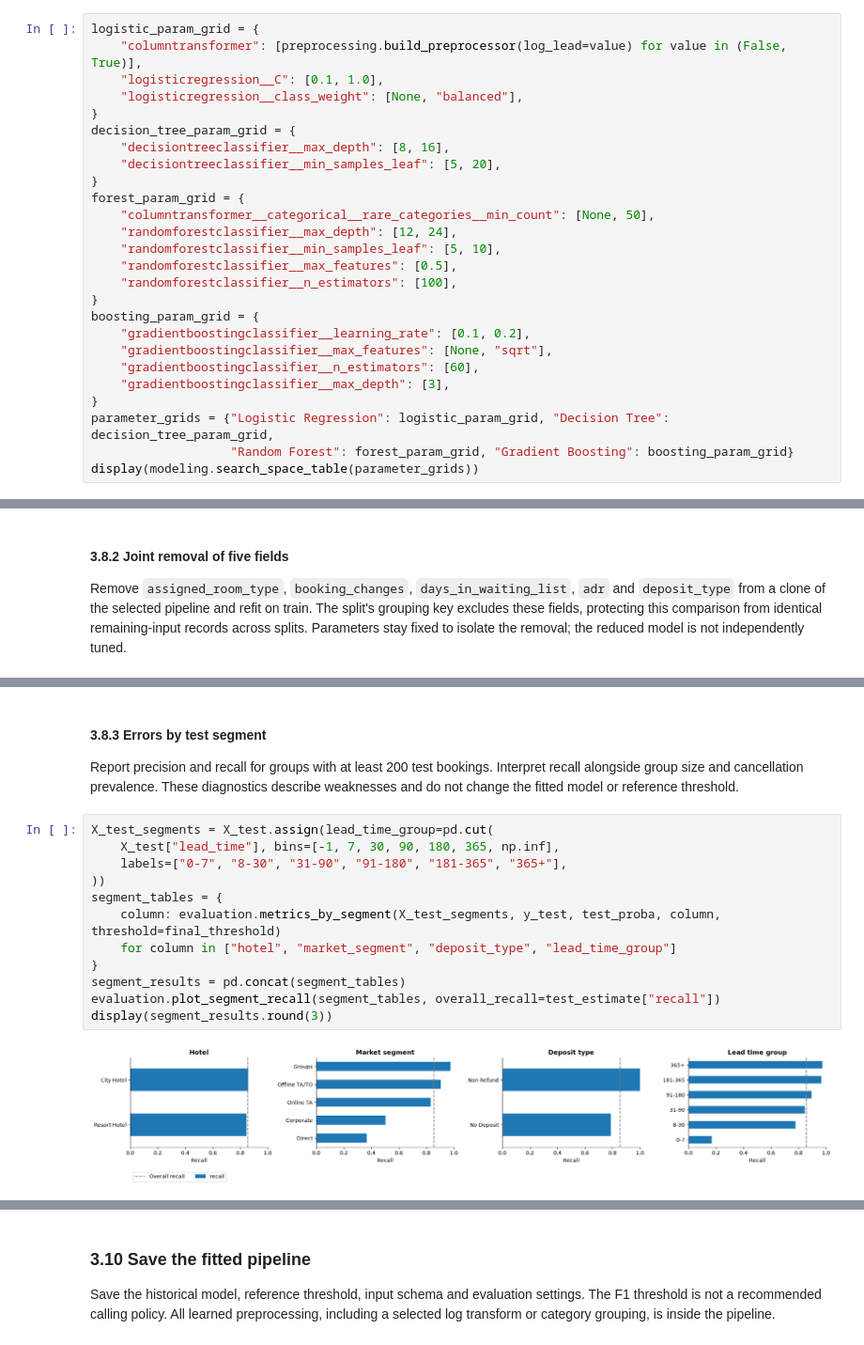
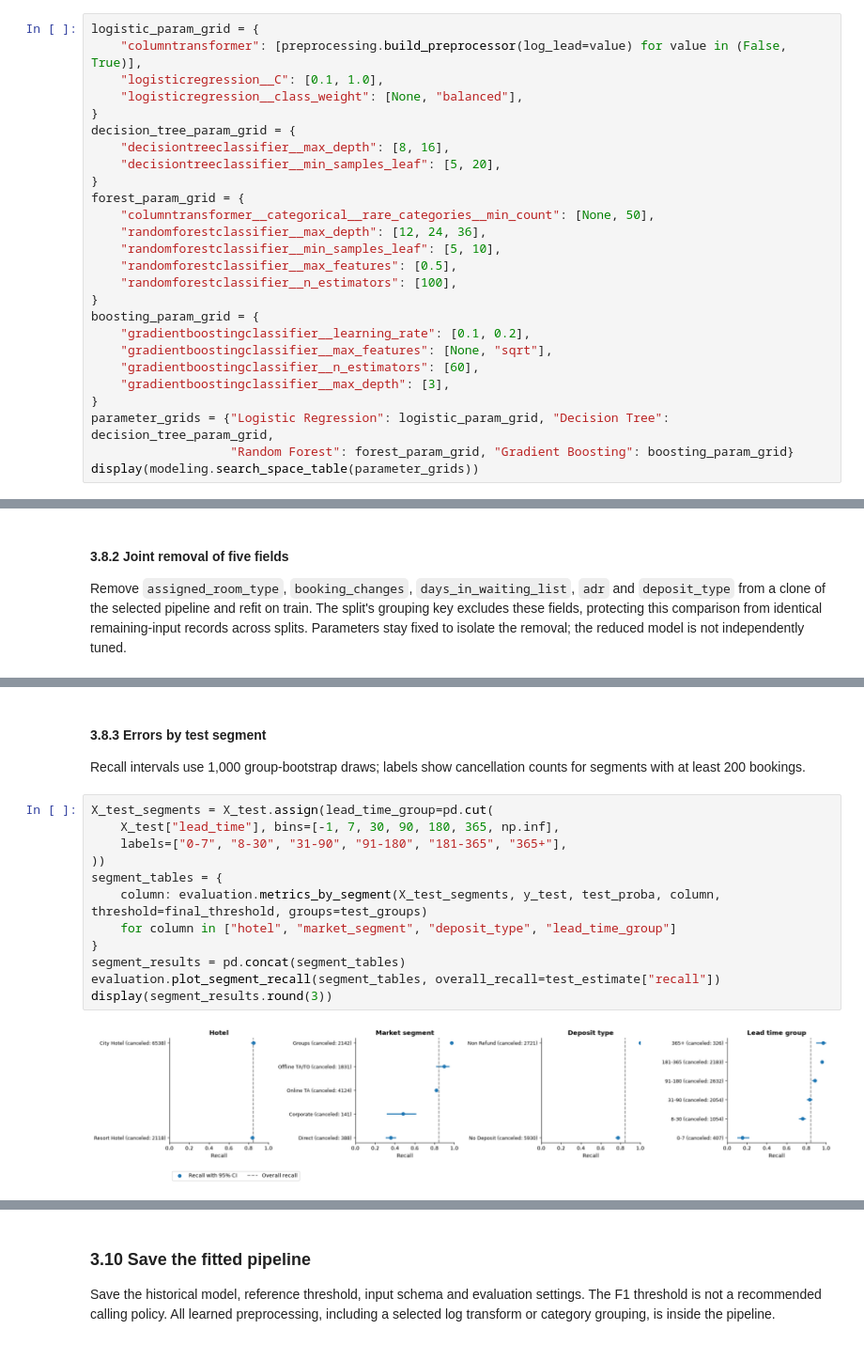
Before and after one commit to MasMits/hotel-cancellation-ml, a Jupyter notebook: notebook/project.ipynb, the cells around one changed output, grey strips where cells are left out. Shown at 94% size. Drawn from its saved outputs; the diff is of its cells as text.

Commit message:
refactor: improve model diagnostics, plots, and experiment tracking

```diff
--- a/notebook/project.ipynb
+++ b/notebook/project.ipynb
@@ -405,7 +438,7 @@ decision_tree_param_grid = {
 }
 forest_param_grid = {
     "columntransformer__categorical__rare_categories__min_count": [None, 50],
-    "randomforestclassifier__max_depth": [12, 24],
+    "randomforestclassifier__max_depth": [12, 24, 36],
     "randomforestclassifier__min_samples_leaf": [5, 10],
     "randomforestclassifier__max_features": [0.5],
     "randomforestclassifier__n_estimators": [100],
@@ -724,18 +803,18 @@ display(feature_sensitivity.round(3))
 # %% [markdown]
 #### 3.8.3 Errors by test segment
 
-Report precision and recall for groups with at least 200 test bookings. Interpret recall alongside group size and cancellation prevalence. These diagnostics describe weaknesses and do not change the fitted model or reference threshold.
+Recall intervals use 1,000 group-bootstrap draws; labels show cancellation counts for segments with at least 200 bookings.
 # %%
 X_test_segments = X_test.assign(lead_time_group=pd.cut(
     X_test["lead_time"], bins=[-1, 7, 30, 90, 180, 365, np.inf],
     labels=["0-7", "8-30", "31-90", "91-180", "181-365", "365+"],
 ))
 segment_tables = {
-    column: evaluation.metrics_by_segment(X_test_segments, y_test, test_proba, column, threshold=final_threshold)
+    column: evaluation.metrics_by_segment(X_test_segments, y_test, test_proba, column, threshold=final_threshold, groups=test_groups)
     for column in ["hotel", "market_segment", "deposit_type", "lead_time_group"]
 }
 segment_results = pd.concat(segment_tables)
 evaluation.plot_segment_recall(segment_tables, overall_recall=test_estimate["recall"])
 display(segment_results.round(3))
 # %% [output]
-[figure, old version]
+[figure, new version]
```
Also changed, not shown: parts of 51 cells of this notebook, 4 other files.
